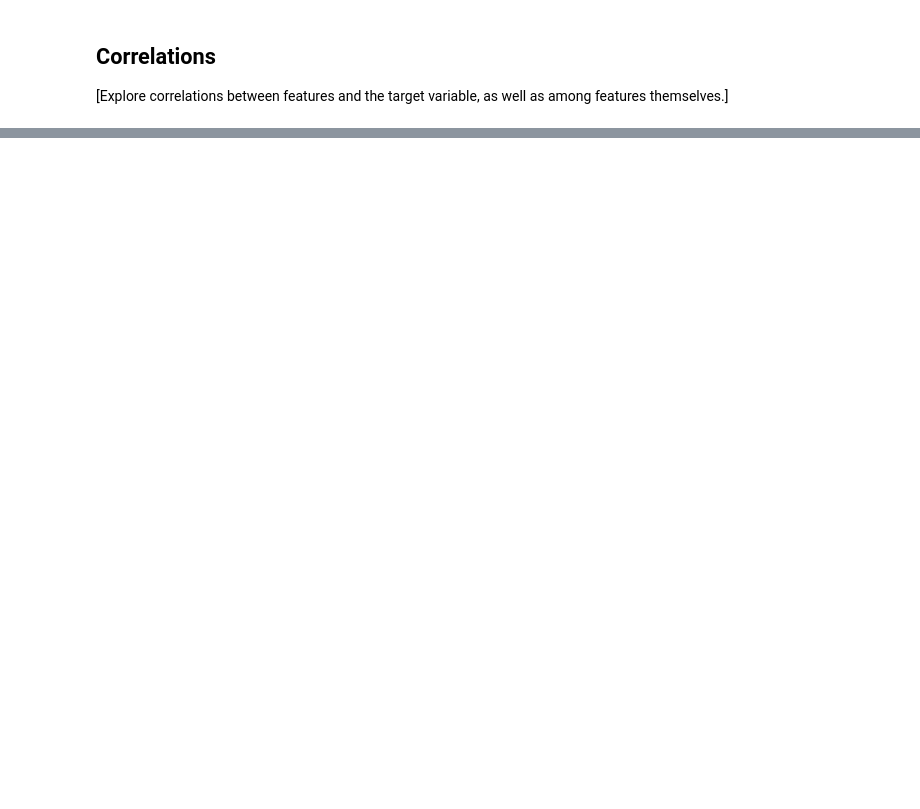
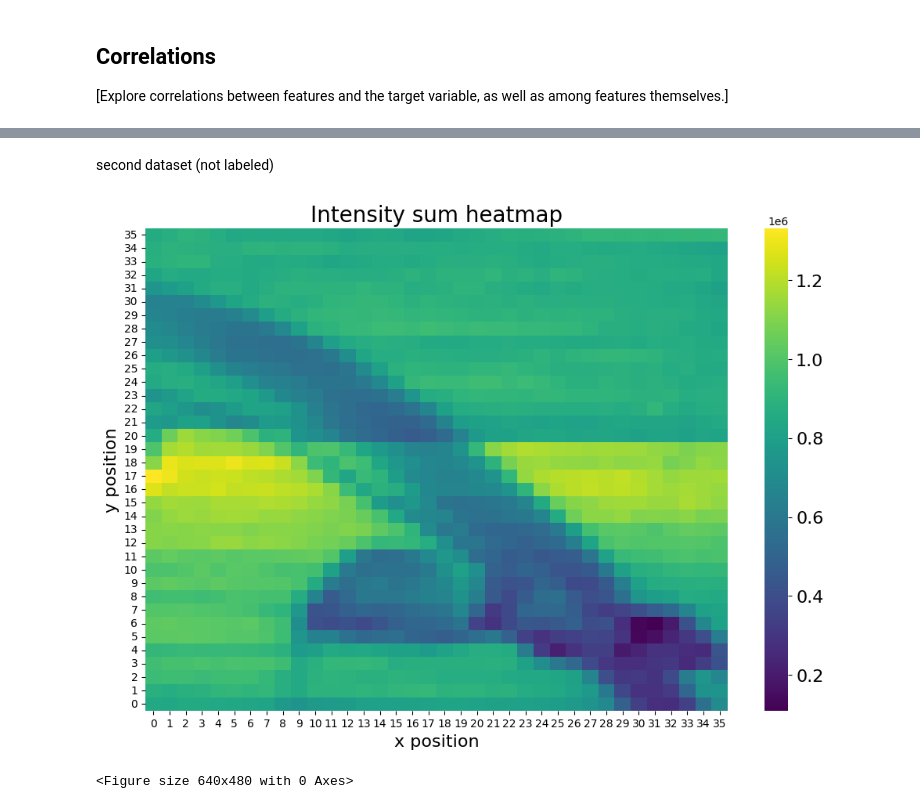
Before and after one commit to Torbus2025/photoemission_quality, a Jupyter notebook: 1_DatasetCharacteristics/exploratory_data_analysis_2.ipynb, the cells around one changed output, grey strips where cells are left out. Saved outputs shown, nothing was run; the diff lists cells and outputs as text; code cells hidden in the pictures; blank space fills up the shorter version.

```diff
--- a/1_DatasetCharacteristics/exploratory_data_analysis_2.ipynb
+++ b/1_DatasetCharacteristics/exploratory_data_analysis_2.ipynb
@@ -248,0 +350,43 @@ KeyError: 'Symmetrie'
+# %% [markdown]
+second dataset (not labeled)
+# %%
+hf = h5py.File("/Users/katharinasteinkirchner/Documents/Machine Learning/Pos_map_20260526_161920_020_z000000_snapshot_20260526_174221_snapshot_20260616_135747.h5", 'r')
+general_group = hf.get('entry')
+acquisition_group = general_group.get('acquisition')
+data_group = acquisition_group.get('data')
+df = data_group[:]
+num_samples = df.shape[2]
+
+def i_sum(df, sample_index):
+    return np.sum(df[:, :, sample_index])
+
+# Calculate the intensity sum for each spectrum in this unlabeled dataset.
+intensity_sums = [i_sum(df, i) for i in range(num_samples)]
+
+x = 36  # number of measurements (ARPES spectra) in x direction on sample
+
+# To create a heatmap, we need to reshape the intensity sums into a 2D array.
+arr = np.asarray(intensity_sums, dtype=float)
+pad_len = (-len(arr)) % x
+arr_padded = np.pad(arr, (0, pad_len), constant_values=np.nan)
+intensity_matrix = arr_padded.reshape(-1, x)
+
+
+plt.figure(figsize=(12,8))
+ax = sns.heatmap(intensity_matrix, cmap='viridis', cbar=True)
+ax.invert_yaxis()
+cbar = ax.collections[0].colorbar
+cbar.ax.tick_params(labelsize=16)
+plt.title(f'Intensity sum heatmap', size=20)
+plt.xlabel('x position', size=16)
+plt.ylabel('y position', size=16)
+plt.show()
+
+plt.savefig(
+            f"Intensity_sum_heatmap2.pdf",
+            bbox_inches="tight",
+            pad_inches=0.06
+         )
+# %% [output]
+[figure, added]
+<Figure size 640x480 with 0 Axes>
```
Also changed, not shown: parts of 4 cells of this notebook, 1 other file.
